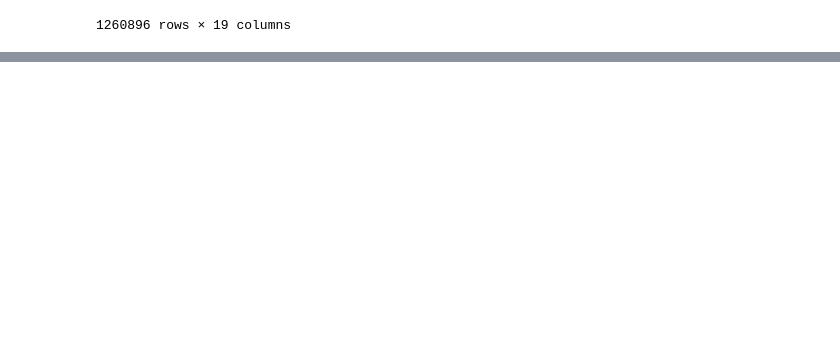
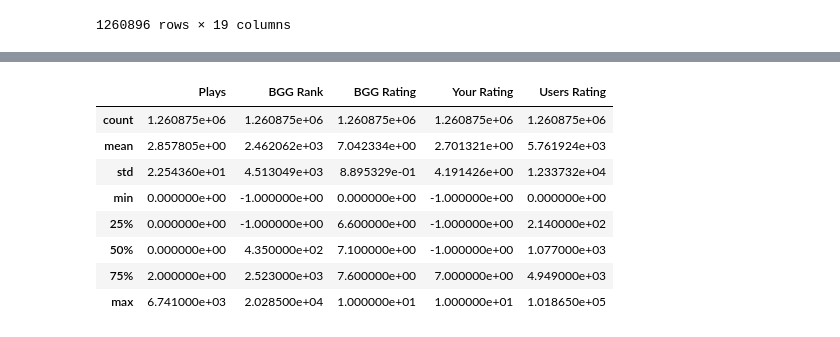
Before and after one commit to LourdesRodriguez/recommender_system, a Jupyter notebook: 2_Data_Understanding.ipynb, the cells around one changed output, grey strips where cells are left out. Cells and saved outputs as stored; diff of their text form; code cells hidden in the pictures; blank space fills up the shorter version.

```diff
--- a/2_Data_Understanding.ipynb
+++ b/2_Data_Understanding.ipynb
@@ -204,0 +292,12 @@ merged_df.columns
+# %%
+merged_df.describe()
+# %% [output]
+|  | Plays | BGG Rank | BGG Rating | Your Rating | Users Rating |
+| count | 1.260875e+06 | 1.260875e+06 | 1.260875e+06 | 1.260875e+06 | 1.260875e+06 |
+| mean | 2.857805e+00 | 2.462062e+03 | 7.042334e+00 | 2.701321e+00 | 5.761924e+03 |
+| std | 2.254360e+01 | 4.513049e+03 | 8.895329e-01 | 4.191426e+00 | 1.233732e+04 |
+| min | 0.000000e+00 | -1.000000e+00 | 0.000000e+00 | -1.000000e+00 | 0.000000e+00 |
+| 25% | 0.000000e+00 | -1.000000e+00 | 6.600000e+00 | -1.000000e+00 | 2.140000e+02 |
+| 50% | 0.000000e+00 | 4.350000e+02 | 7.100000e+00 | -1.000000e+00 | 1.077000e+03 |
+| 75% | 2.000000e+00 | 2.523000e+03 | 7.600000e+00 | 7.000000e+00 | 4.949000e+03 |
+| max | 6.741000e+03 | 2.028500e+04 | 1.000000e+01 | 1.000000e+01 | 1.018650e+05 |
```
Also changed, not shown: parts of 9 cells of this notebook.
